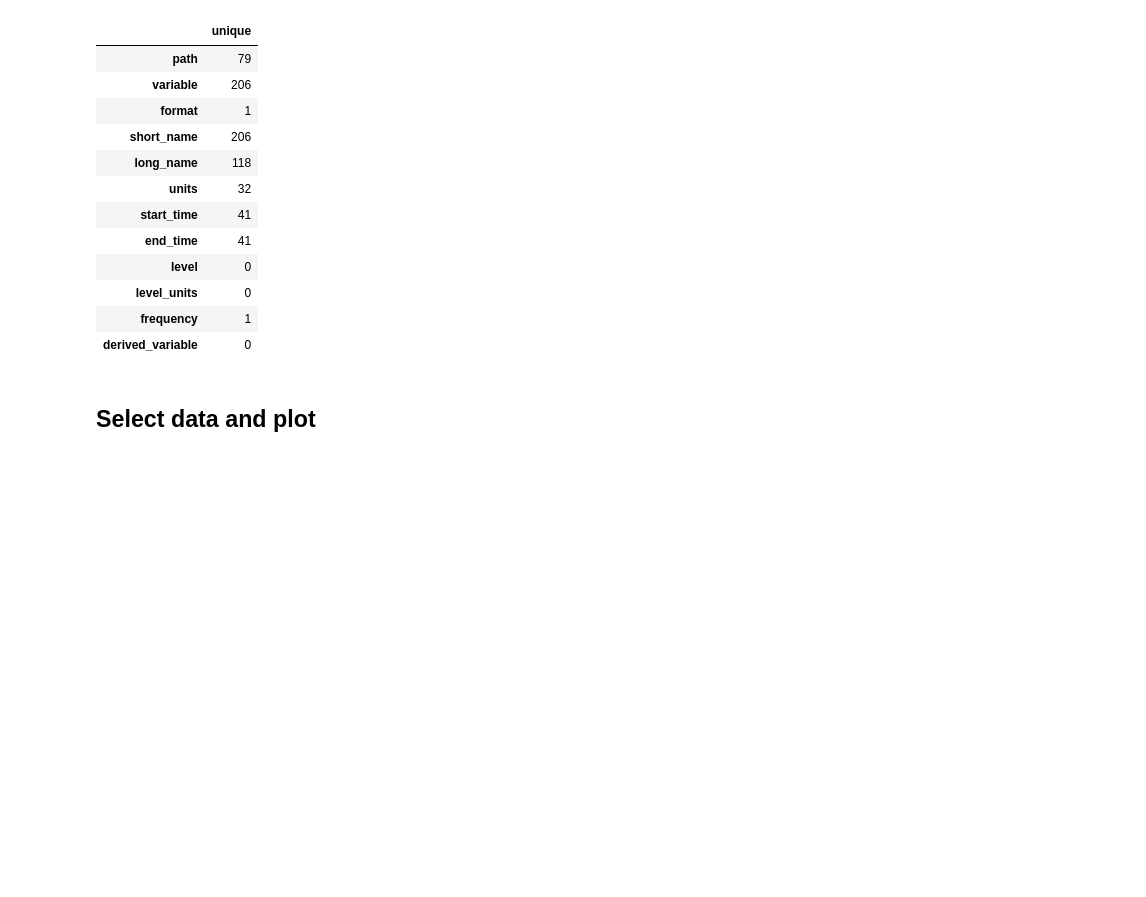
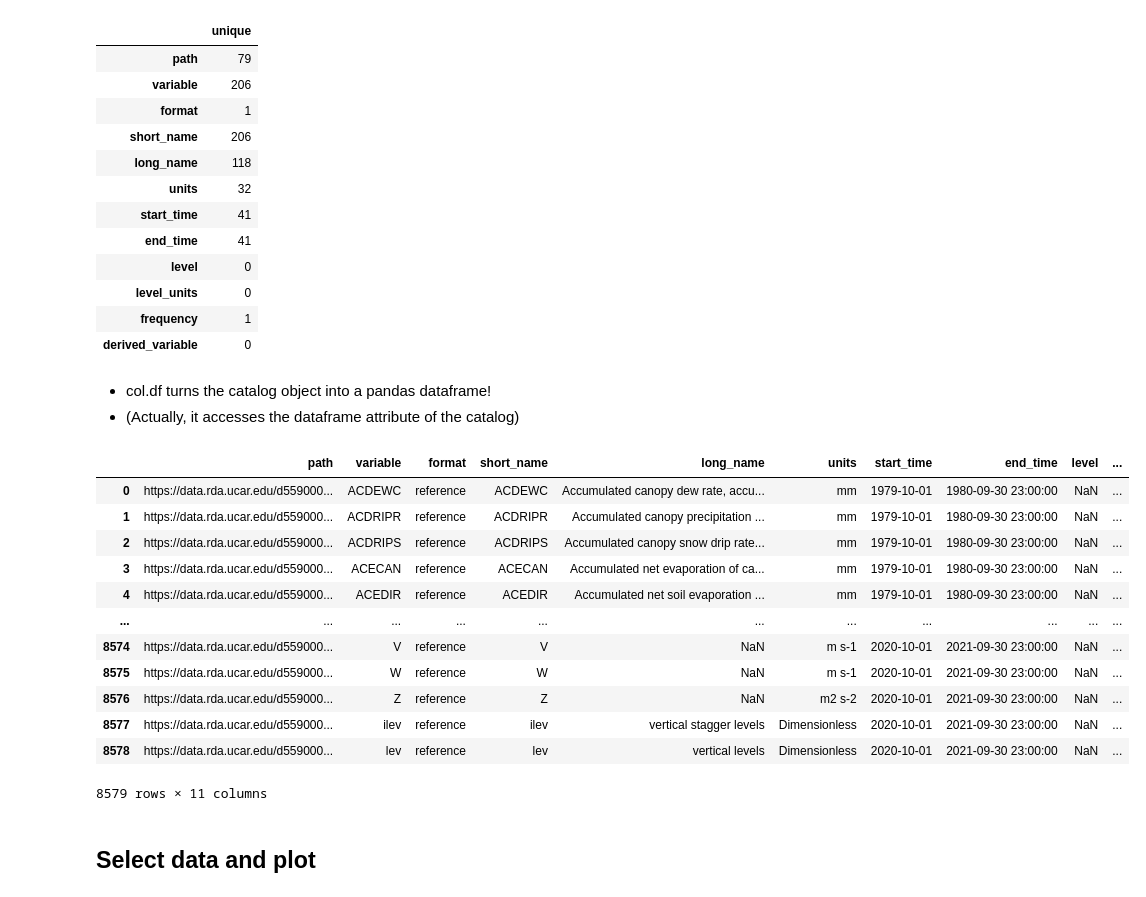
Before and after one commit to turetske/osdf_examples, a Jupyter notebook: notebooks/conus404.ipynb, the cells around one changed output. Cells and saved outputs as stored; diff of their text form; code cells hidden in the pictures; blank space fills up the shorter version.

```diff
--- a/notebooks/conus404.ipynb
+++ b/notebooks/conus404.ipynb
@@ -24,8 +28,10 @@ from dask_jobqueue import PBSCluster
 from dask.distributed import Client
 from dask.distributed import performance_report
 # %%
-rda_scratch = '/glade/campaign/collections/rda/scratch/harshah'
-#cat_url     =  'https://rda.ucar.edu/datasets/d559000/catalogs/d559000_catalog.json'
-cat_url     = '/glade/campaign/collections/rda/data/d559000/catalogs/d559000_catalog.json'
+rda_scratch = '/glade/campaign/collections/rda/scratch/harshah' # Please replace this with your scratch folder
+#
+# cat_url     = '/glade/campaign/collections/rda/data/d559000/catalogs/d559000_catalog.json' # POSIX access on NCAR
+cat_url     = 'https://data.rda.ucar.edu/d559000/catalogs/d559000_catalog-http.json' #HTTPS access
+# cat_url     = 'https://data-osdf.rda.ucar.edu/ncar/rda/d559000/catalogs/d559000_catalog-osdf.json' #OSDF access
 print(cat_url)
 # %% [output]
@@ -83,5 +83,24 @@ d559000_catalog catalog with 206 dataset(s) from 8579 asset(s):
 | level_units | 0 |
 | frequency | 1 |
 | derived_variable | 0 |
+# %% [markdown]
+- col.df turns the catalog object into a pandas dataframe!
+- (Actually, it accesses the dataframe attribute of the catalog)
+# %%
+col.df
+# %% [output]
+|  | path | variable | format | short_name | long_name | units | start_time | end_time | level | ... |
+| 0 | https://data.rda.ucar.edu/d559000... | ACDEWC | reference | ACDEWC | Accumulated canopy dew rate, accu... | mm | 1979-10-01 | 1980-09-30 23:00:00 | NaN | ... |
+| 1 | https://data.rda.ucar.edu/d559000... | ACDRIPR | reference | ACDRIPR | Accumulated canopy precipitation ... | mm | 1979-10-01 | 1980-09-30 23:00:00 | NaN | ... |
+| 2 | https://data.rda.ucar.edu/d559000... | ACDRIPS | reference | ACDRIPS | Accumulated canopy snow drip rate... | mm | 1979-10-01 | 1980-09-30 23:00:00 | NaN | ... |
+| 3 | https://data.rda.ucar.edu/d559000... | ACECAN | reference | ACECAN | Accumulated net evaporation of ca... | mm | 1979-10-01 | 1980-09-30 23:00:00 | NaN | ... |
+| 4 | https://data.rda.ucar.edu/d559000... | ACEDIR | reference | ACEDIR | Accumulated net soil evaporation ... | mm | 1979-10-01 | 1980-09-30 23:00:00 | NaN | ... |
+| ... | ... | ... | ... | ... | ... | ... | ... | ... | ... | ... |
+| 8574 | https://data.rda.ucar.edu/d559000... | V | reference | V | NaN | m s-1 | 2020-10-01 | 2021-09-30 23:00:00 | NaN | ... |
+| 8575 | https://data.rda.ucar.edu/d559000... | W | reference | W | NaN | m s-1 | 2020-10-01 | 2021-09-30 23:00:00 | NaN | ... |
+| 8576 | https://data.rda.ucar.edu/d559000... | Z | reference | Z | NaN | m2 s-2 | 2020-10-01 | 2021-09-30 23:00:00 | NaN | ... |
+| 8577 | https://data.rda.ucar.edu/d559000... | ilev | reference | ilev | vertical stagger levels | Dimensionless | 2020-10-01 | 2021-09-30 23:00:00 | NaN | ... |
+| 8578 | https://data.rda.ucar.edu/d559000... | lev | reference | lev | vertical levels | Dimensionless | 2020-10-01 | 2021-09-30 23:00:00 | NaN | ... |
+8579 rows × 11 columns
 # %% [markdown]
 ## Select data and plot
```
Also changed, not shown: parts of 9 cells of this notebook, 1 other file.
